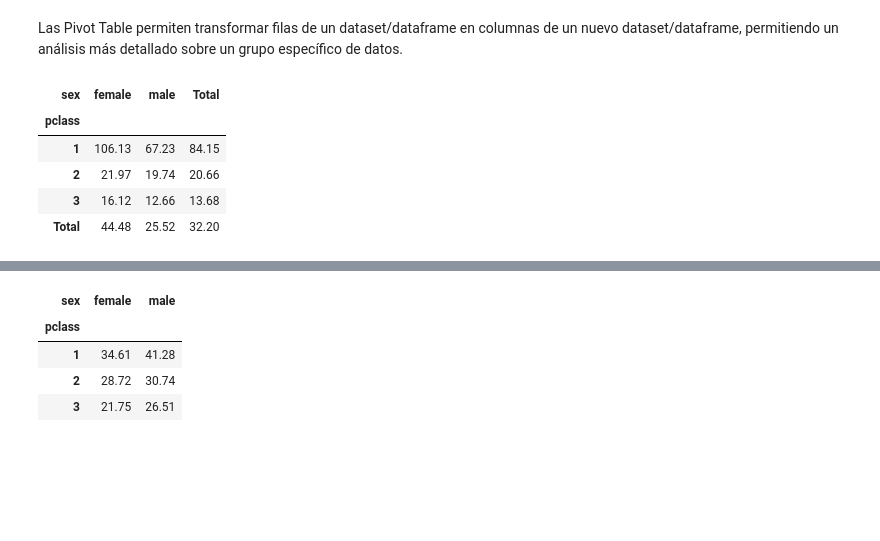
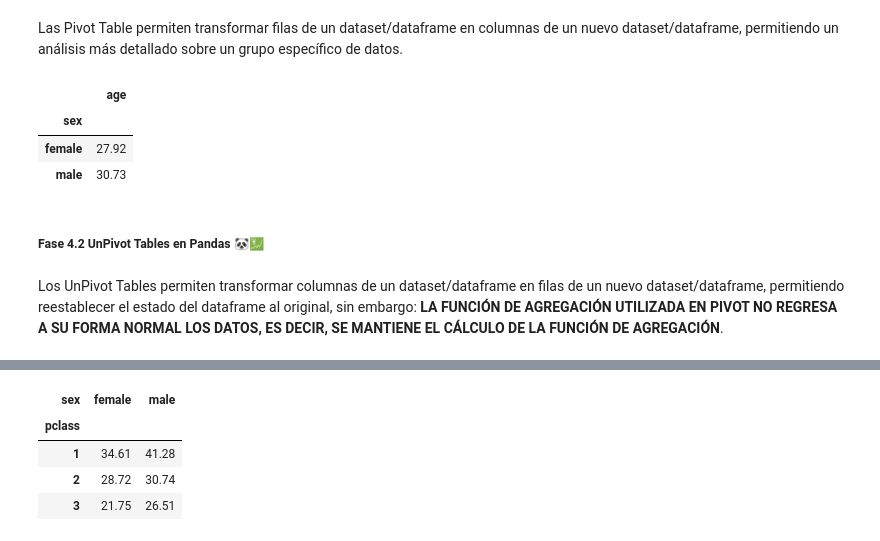
Before and after one commit to BrayanR03/Fundamentos-Pandas-y-Polars, a Jupyter notebook: pandas/06_manipulacion_datos_pandas.ipynb, the cells around one changed output, grey strips where cells are left out. Cells and saved outputs as stored; diff of their text form; code cells hidden in the pictures; blank space fills up the shorter version.

Commit message:
manipulacion de datos - unpivot tables en pandas y polars

```diff
--- a/pandas/06_manipulacion_datos_pandas.ipynb
+++ b/pandas/06_manipulacion_datos_pandas.ipynb
@@ -831,36 +831,48 @@ permitiendo un análisis más detallado sobre un grupo específico de datos.
                                      values=NombreColumnaDataframe) ⬅️ No es recomendado el uso de pivot ❌!!
 
     - pivot_table: Función más potente y flexible que .pivot(), debido que permite trabajar con
                    duplicados y sobretodo con funciones de agregación.
       📝 SINTAXIS:
           dataset_pivoteado_nombre = dataset_original_nombre.pivot_table(index=NombreColumnaDataframe,columns=NombreColumnaDataframe,
                                      values=NombreColumnaDataframe,,aggfunc=NombreFunciónAgregación,
                                      margins=True|False, margins_name=NombreColumnaFilaTotal) ⬅️ Es recomendado su uso ✅.
 
 """
 ### ✅🗃️ Dataset a utilizar: titanic
 ## ---- Importamos Seaborn
 import seaborn as sns
 df_titanic = sns.load_dataset("titanic")
 # df_titanic.head()
 
 #### 💡 EJEMPLO 1: USANDO PIVOT (HALLAR EL PROMEDIO DE EDAD POR CLASE Y GÉNERO)
 ## df_pivot_uno = df_titanic.pivot(index="pclass",columns="sex",values="age")
 ## df_pivot_uno.head() ##  ❌Error: ValueError: Index contains duplicate entries, cannot reshape
 
 #### 💡 EJEMPLO 2: USANDO PIVOT_TABLE (HALLAR EL PROMEDIO DE EDAD POR CLASE Y GÉNERO)
 df_pivot_dos = df_titanic.pivot_table(index="pclass",columns="sex",values="age",aggfunc="mean").round(2)
 df_pivot_dos.head() ##  ✅ Resultado exitoso.
 
 #### 💡 EJEMPLO 3: USANDO PIVOT_TABLE (HALLAR EL PROMEDIO DE FARE POR CLASE Y SEXO,
 ####                                   ADEMÁS AGREGAR UN TOTAL A NIVEL DE FILA Y COLUMNA CALCULANDO EL PROMEDIO)
 df_pivot_tres = df_titanic.pivot_table(index="pclass",columns="sex",values="fare",aggfunc="mean",margins=True,margins_name="Total").round(2)
 ## 💡 Cuando usamos el parámetro margins, permite agregar una columna y fila adicional para realizar un cálculo a nivel de fila y columna
 df_pivot_tres.head()
+
+#### 💡 EJEMPLO 4: USANDO PIVOT_TABLE (HALLAR EL PROMEDIO DE EDAD POR GÉNERO) [PIVOT A NIVEL DE FILA, USANDO SOLO "columns"]
+df_pivot_cuatro = df_titanic.pivot_table(columns="sex",values="age",aggfunc="mean").round(2)
+df_pivot_cuatro.head() ##  ✅ Resultado exitoso.
+
+#### 💡 EJEMPLO 5: USANDO PIVOT_TABLE (HALLAR EL PROMEDIO DE EDAD POR GÉNERO) [PIVOT A NIVEL DE FILA, USANDO SOLO "index"]
+df_pivot_cinco = df_titanic.pivot_table(index="sex",values="age",aggfunc="mean").round(2)
+df_pivot_cinco.head() ##  ✅ Resultado exitoso.
 # %% [output]
-| sex | female | male | Total |
-| pclass |  |  |  |
-| 1 | 106.13 | 67.23 | 84.15 |
-| 2 | 21.97 | 19.74 | 20.66 |
-| 3 | 16.12 | 12.66 | 13.68 |
-| Total | 44.48 | 25.52 | 32.20 |
+|  | age |
+| sex |  |
+| female | 27.92 |
+| male | 30.73 |
+# %% [markdown]
+##### Fase 4.2 UnPivot Tables en Pandas 🐼💹
+# %% [markdown]
+Los UnPivot Tables permiten transformar columnas de un dataset/dataframe en filas de un nuevo dataset/dataframe,
+permitiendo reestablecer el estado del dataframe al original, sin embargo:
+**LA FUNCIÓN DE AGREGACIÓN UTILIZADA EN PIVOT NO REGRESA A SU FORMA NORMAL LOS DATOS, ES DECIR, SE MANTIENE EL CÁLCULO DE LA FUNCIÓN DE AGREGACIÓN**.
```
Also changed, not shown: parts of 1 cell of this notebook, 1 other file.
